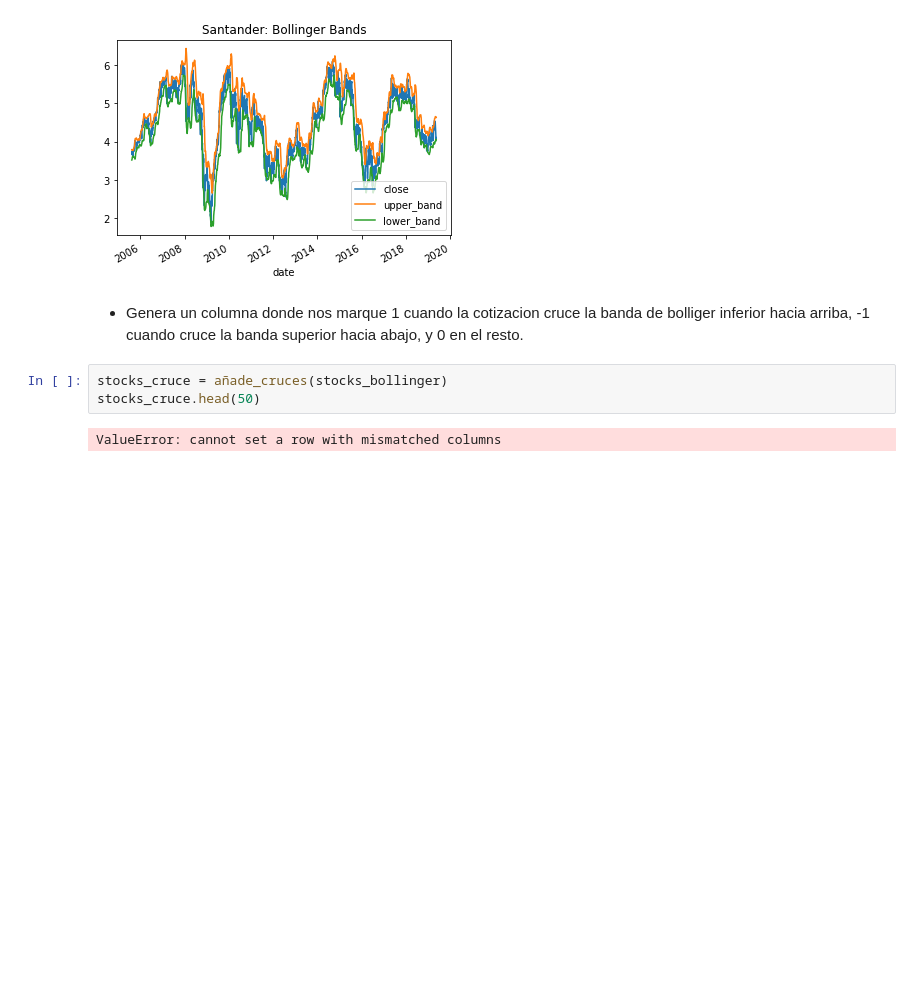
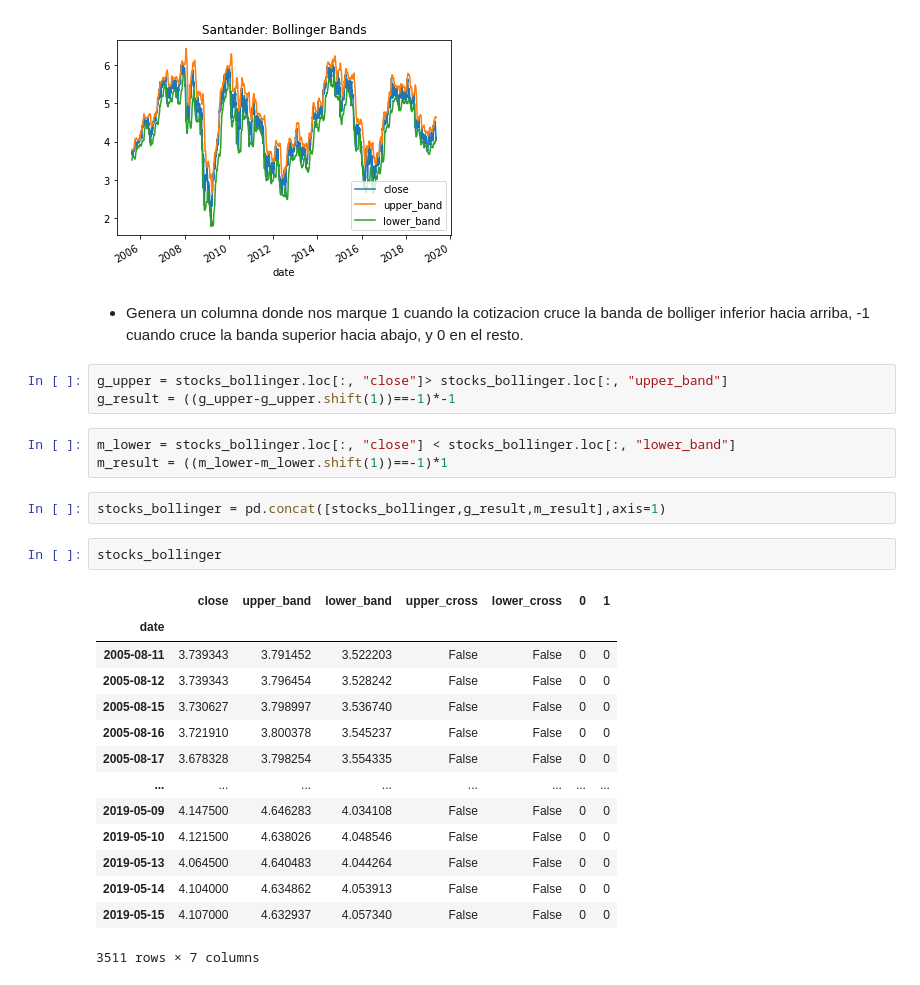
Before and after one commit to Ardark27/python_finance, a Jupyter notebook: Practicas/practica_1_alfonso.ipynb, the cells around one changed output. Cells and saved outputs as stored; diff of their text form; blank space fills up the shorter version.

```diff
--- a/Practicas/practica_1_alfonso.ipynb
+++ b/Practicas/practica_1_alfonso.ipynb
@@ -315,8 +441,28 @@ plt.savefig('bollinger.png')
 [figure]
 # %% [markdown]
 - Genera un columna donde nos marque 1 cuando la cotizacion cruce la banda de bolliger inferior hacia arriba, -1 cuando cruce la banda superior hacia abajo, y 0 en el resto.
-# %%
-stocks_cruce = añade_cruces(stocks_bollinger)
-stocks_cruce.head(50)
-# %% [output]
-ValueError: cannot set a row with mismatched columns
+# %%
+g_upper = stocks_bollinger.loc[:, "close"]> stocks_bollinger.loc[:, "upper_band"]
+g_result = ((g_upper-g_upper.shift(1))==-1)*-1
+# %%
+m_lower = stocks_bollinger.loc[:, "close"] < stocks_bollinger.loc[:, "lower_band"]
+m_result = ((m_lower-m_lower.shift(1))==-1)*1
+# %%
+stocks_bollinger = pd.concat([stocks_bollinger,g_result,m_result],axis=1)
+# %%
+stocks_bollinger
+# %% [output]
+|  | close | upper_band | lower_band | upper_cross | lower_cross | 0 | 1 |
+| date |  |  |  |  |  |  |  |
+| 2005-08-11 | 3.739343 | 3.791452 | 3.522203 | False | False | 0 | 0 |
+| 2005-08-12 | 3.739343 | 3.796454 | 3.528242 | False | False | 0 | 0 |
+| 2005-08-15 | 3.730627 | 3.798997 | 3.536740 | False | False | 0 | 0 |
+| 2005-08-16 | 3.721910 | 3.800378 | 3.545237 | False | False | 0 | 0 |
+| 2005-08-17 | 3.678328 | 3.798254 | 3.554335 | False | False | 0 | 0 |
+| ... | ... | ... | ... | ... | ... | ... | ... |
+| 2019-05-09 | 4.147500 | 4.646283 | 4.034108 | False | False | 0 | 0 |
+| 2019-05-10 | 4.121500 | 4.638026 | 4.048546 | False | False | 0 | 0 |
+| 2019-05-13 | 4.064500 | 4.640483 | 4.044264 | False | False | 0 | 0 |
+| 2019-05-14 | 4.104000 | 4.634862 | 4.053913 | False | False | 0 | 0 |
+| 2019-05-15 | 4.107000 | 4.632937 | 4.057340 | False | False | 0 | 0 |
+3511 rows × 7 columns
```
Also changed, not shown: parts of 15 cells of this notebook, 1 other file.
